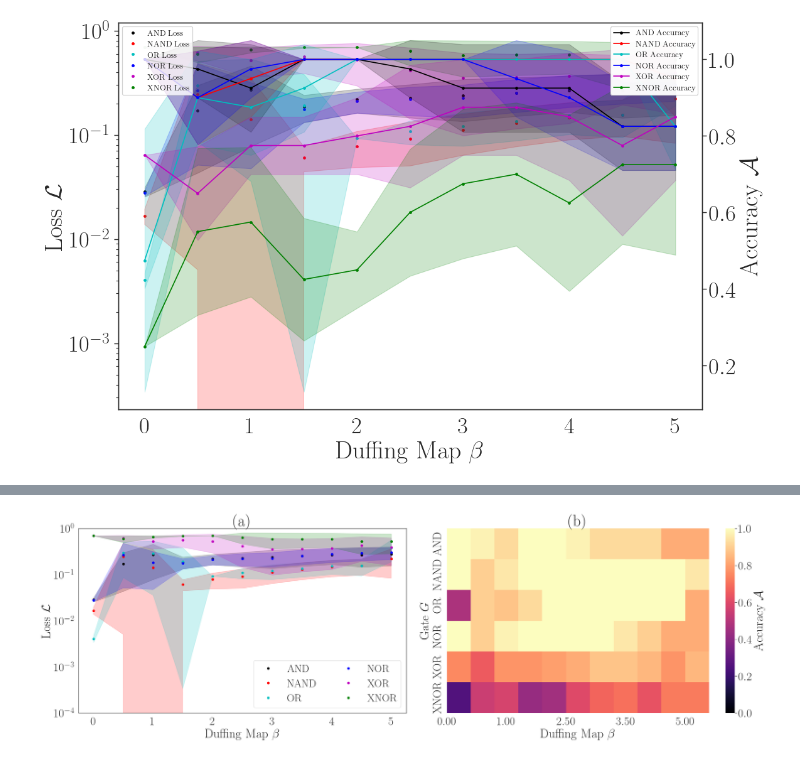
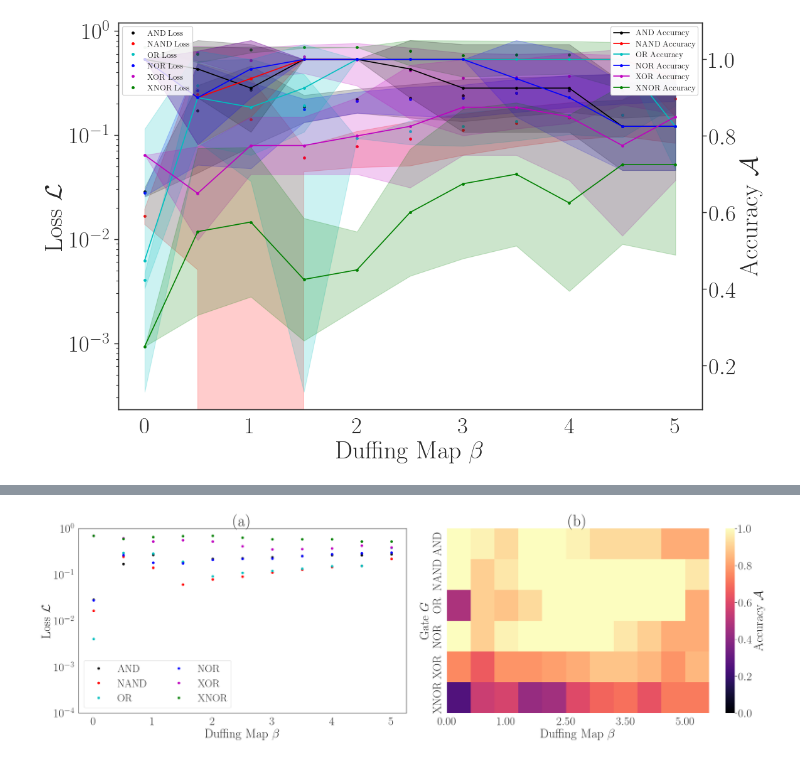
Before and after one commit to NonlinearArtificialIntelligenceLab/ChaoGateNN, a Jupyter notebook: nbs/duffing_plotter.ipynb, the cells around one changed output, grey strips where cells are left out. Drawn from its saved outputs; the diff is of its cells as text; code cells hidden in the pictures.

```diff
--- a/nbs/duffing_plotter.ipynb
+++ b/nbs/duffing_plotter.ipynb
@@ -436,71 +442,71 @@ fig, (ax1, ax3) = plt.subplots(1, 2, figsize=(24, 8))
 ax1.plot(
     beta_list, [average_AND_metric[a][-1][1] for a in beta_list], "ko", label="AND"
 )
-ax1.fill_between(
-    beta_list,
-    [average_AND_metric[a][-1][1] - std_AND_metric[a][-1][1] for a in beta_list],
-    [average_AND_metric[a][-1][1] + std_AND_metric[a][-1][1] for a in beta_list],
-    color="k",
-    alpha=0.2,
-)
+# ax1.fill_between(
+#     beta_list,
+#     [average_AND_metric[a][-1][1] - std_AND_metric[a][-1][1] for a in beta_list],
+#     [average_AND_metric[a][-1][1] + std_AND_metric[a][-1][1] for a in beta_list],
+#     color="k",
+#     alpha=0.2,
+# )
 
 # NAND gate
 ax1.plot(
     beta_list, [average_NAND_metric[a][-1][1] for a in beta_list], "ro", label="NAND"
 )
-ax1.fill_between(
-    beta_list,
-    [average_NAND_metric[a][-1][1] - std_NAND_metric[a][-1][1] for a in beta_list],
-    [average_NAND_metric[a][-1][1] + std_NAND_metric[a][-1][1] for a in beta_list],
-    color="r",
-    alpha=0.2,
-)
+# ax1.fill_between(
+#     beta_list,
+#     [average_NAND_metric[a][-1][1] - std_NAND_metric[a][-1][1] for a in beta_list],
+#     [average_NAND_metric[a][-1][1] + std_NAND_metric[a][-1][1] for a in beta_list],
+#     color="r",
+#     alpha=0.2,
+# )
 
 # OR gate
 ax1.plot(beta_list, [average_OR_metric[a][-1][1] for a in beta_list], "co", label="OR")
-ax1.fill_between(
-    beta_list,
-    [average_OR_metric[a][-1][1] - std_OR_metric[a][-1][1] for a in beta_list],
-    [average_OR_metric[a][-1][1] + std_OR_metric[a][-1][1] for a in beta_list],
-    color="c",
-    alpha=0.2,
-)
+# ax1.fill_between(
+#     beta_list,
+#     [average_OR_metric[a][-1][1] - std_OR_metric[a][-1][1] for a in beta_list],
+#     [average_OR_metric[a][-1][1] + std_OR_metric[a][-1][1] for a in beta_list],
+#     color="c",
+#     alpha=0.2,
+# )
 
 # NOR gate
 ax1.plot(
     beta_list, [average_NOR_metric[a][-1][1] for a in beta_list], "bo", label="NOR"
 )
-ax1.fill_between(
-    beta_list,
-    [average_NOR_metric[a][-1][1] - std_NOR_metric[a][-1][1] for a in beta_list],
-    [average_NOR_metric[a][-1][1] + std_NOR_metric[a][-1][1] for a in beta_list],
-    color="b",
-    alpha=0.2,
-)
+# ax1.fill_between(
+#     beta_list,
+#     [average_NOR_metric[a][-1][1] - std_NOR_metric[a][-1][1] for a in beta_list],
+#     [average_NOR_metric[a][-1][1] + std_NOR_metric[a][-1][1] for a in beta_list],
+#     color="b",
+#     alpha=0.2,
+# )
 
 # XOR gate
 ax1.plot(
     beta_list, [average_XOR_metric[a][-1][1] for a in beta_list], "mo", label="XOR"
 )
-ax1.fill_between(
-    beta_list,
-    [average_XOR_metric[a][-1][1] - std_XOR_metric[a][-1][1] for a in beta_list],
-    [average_XOR_metric[a][-1][1] + std_XOR_metric[a][-1][1] for a in beta_list],
-    color="m",
-    alpha=0.2,
-)
+# ax1.fill_between(
+#     beta_list,
+#     [average_XOR_metric[a][-1][1] - std_XOR_metric[a][-1][1] for a in beta_list],
+#     [average_XOR_metric[a][-1][1] + std_XOR_metric[a][-1][1] for a in beta_list],
+#     color="m",
+#     alpha=0.2,
+# )
 
 # XNOR gate
 ax1.plot(
     beta_list, [average_XNOR_metric[a][-1][1] for a in beta_list], "go", label="XNOR"
 )
-ax1.fill_between(
-    beta_list,
-    [average_XNOR_metric[a][-1][1] - std_XNOR_metric[a][-1][1] for a in beta_list],
-    [average_XNOR_metric[a][-1][1] + std_XNOR_metric[a][-1][1] for a in beta_list],
-    color="g",
-    alpha=0.2,
-)
+# ax1.fill_between(
+#     beta_list,
+#     [average_XNOR_metric[a][-1][1] - std_XNOR_metric[a][-1][1] for a in beta_list],
+#     [average_XNOR_metric[a][-1][1] + std_XNOR_metric[a][-1][1] for a in beta_list],
+#     color="g",
+#     alpha=0.2,
+# )
 
 # Set logarithmic scale for loss
 ax1.set_yscale("log")
@@ -536,31 +542,31 @@ for i, gate in enumerate(gates):
     for j, a in enumerate(beta_list):
         if a in metrics_dict[gate]:
             accuracy_matrix[i, j] = metrics_dict[gate][a][-1][
                 2
             ]  # Accuracy is at index 2
 
 # Plot the matrix
 sns.heatmap(
     accuracy_matrix,
     yticklabels=gates,
     cmap="magma",
     ax=ax3,
     cbar_kws={"label": "Accuracy $\\mathcal{A}$"},
     vmin=0,
     vmax=1,
 )
 ax3.set_xlabel("Duffing Map $\\beta$")
 ax3.set_xticks(np.linspace(0, len(beta_list) - 1, 5))
 ax3.set_xticklabels(
     [f"{beta_list[int(i)]:.2f}" for i in np.linspace(0, len(beta_list) - 1, 5)]
 )
 ax3.set_ylabel("Gate $G$")
 ax3.set_title("(b)", fontsize=36)
 
 plt.tight_layout()
 plt.savefig("../figures/duffing_combined_plot.png", dpi=300, bbox_inches="tight")
 plt.savefig("../figures/duffing_combined_plot.pdf", dpi=300, bbox_inches="tight")
 plt.savefig("../figures/duffing_combined_plot.svg", dpi=300, bbox_inches="tight")
 plt.show()
 # %% [output]
-[figure, old version]
+[figure, new version]
```
Also changed, not shown: parts of 1 cell of this notebook, 3 other files.
